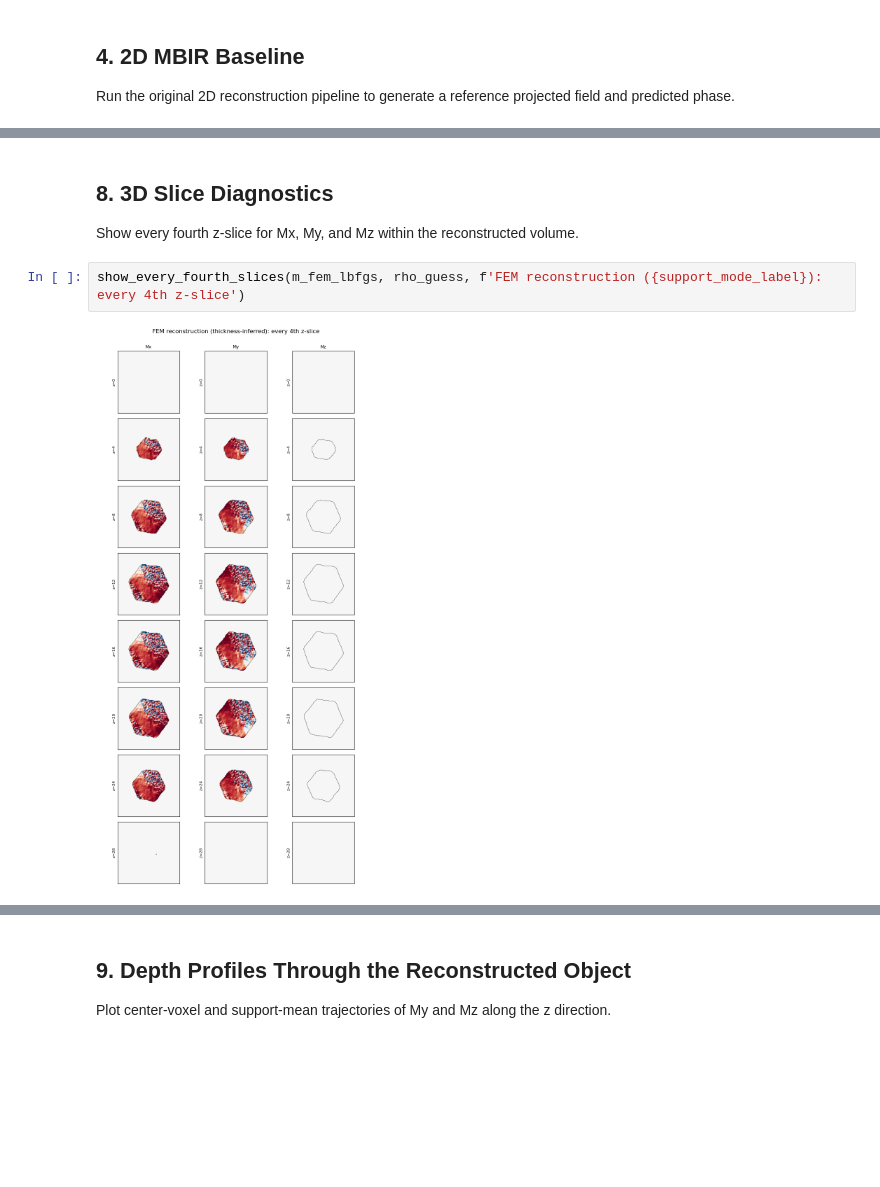
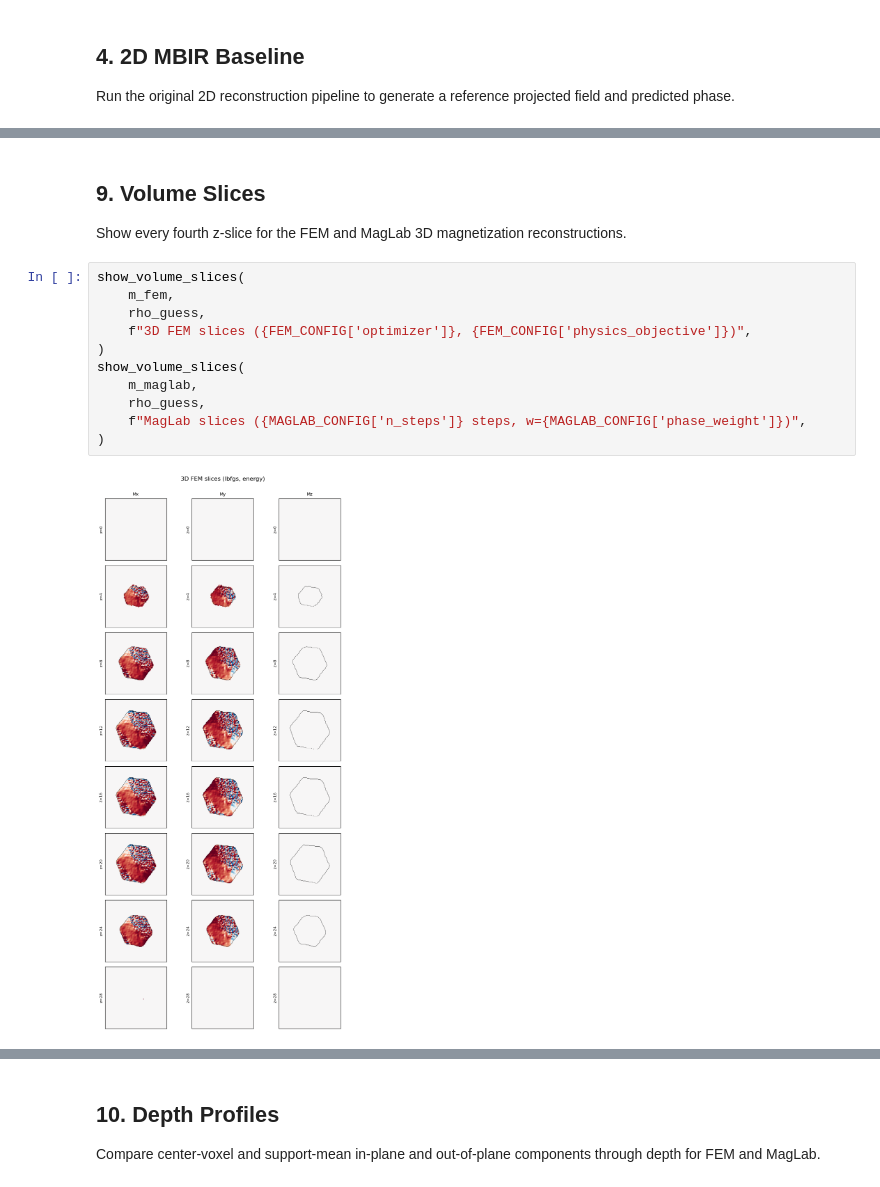
Before and after one commit to LiberTEM/LiberTEM-holo, a Jupyter notebook: notebooks/MBIR/fem_vs_mbir_real_data_single_image.ipynb, the cells around one changed output, grey strips where cells are left out. Saved outputs shown, nothing was run; the diff lists cells and outputs as text; blank space fills up the shorter version.

```diff
--- a/notebooks/MBIR/fem_vs_mbir_real_data_single_image.ipynb
+++ b/notebooks/MBIR/fem_vs_mbir_real_data_single_image.ipynb
@@ -656,7 +862,16 @@ plt.show()
 # %% [markdown]
-## 8. 3D Slice Diagnostics
-Show every fourth z-slice for Mx, My, and Mz within the reconstructed volume.
+## 9. Volume Slices
+Show every fourth z-slice for the FEM and MagLab 3D magnetization reconstructions.
 # %%
-show_every_fourth_slices(m_fem_lbfgs, rho_guess, f'FEM reconstruction ({support_mode_label}): every 4th z-slice')
+show_volume_slices(
+    m_fem,
+    rho_guess,
+    f"3D FEM slices ({FEM_CONFIG['optimizer']}, {FEM_CONFIG['physics_objective']})",
+)
+show_volume_slices(
+    m_maglab,
+    rho_guess,
+    f"MagLab slices ({MAGLAB_CONFIG['n_steps']} steps, w={MAGLAB_CONFIG['phase_weight']})",
+)
 # %% [output]
-[figure, old version]
+[figure, new version]
@@ -663,4 +879,4 @@ show_every_fourth_slices(m_fem_lbfgs, rho_guess, f'FEM reconstruction ({support_
 # %% [markdown]
-## 9. Depth Profiles Through the Reconstructed Object
-Plot center-voxel and support-mean trajectories of My and Mz along the z direction.
+## 10. Depth Profiles
+Compare center-voxel and support-mean in-plane and out-of-plane components through depth for FEM and MagLab.
 # %%
```
Also changed, not shown: parts of 20 cells of this notebook, 1 other file.
